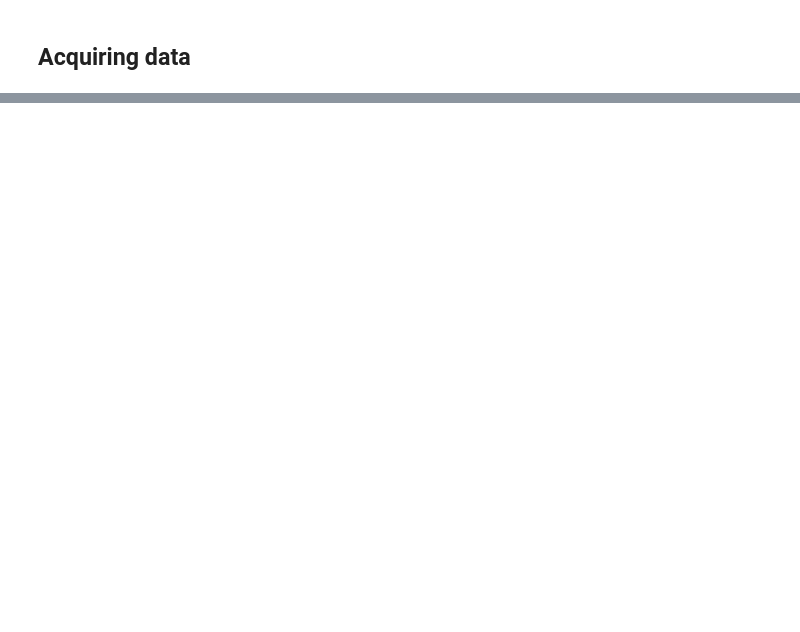
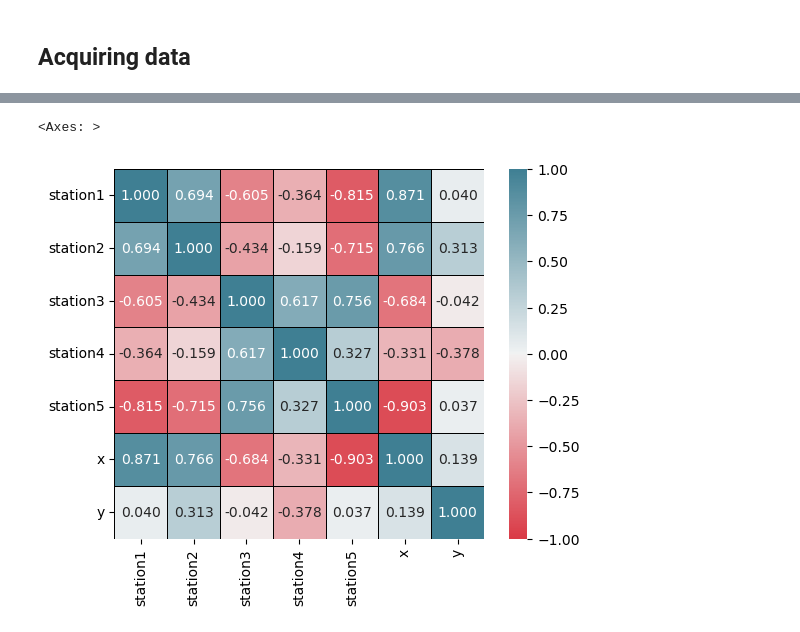
Before and after one commit to dcrovo/Indoor-Localization-BLE-Regression, a Jupyter notebook: DataCleaning.ipynb, the cells around one changed output, grey strips where cells are left out. Cells and saved outputs as stored; diff of their text form; code cells hidden in the pictures; blank space fills up the shorter version.

```diff
--- a/DataCleaning.ipynb
+++ b/DataCleaning.ipynb
@@ -156,0 +193,18 @@ sns.relplot(data=concat, x='x', y='rssi', hue='station', kind='line', style='y')
+# %%
+corr_mat = df_avg.corr()
+cmap = sns.diverging_palette(10, 220, as_cmap=True)
+sns.heatmap(
+    data=corr_mat,
+    vmin=-1.0,
+    vmax=1.0,
+    center=0,
+    cmap=cmap,
+    square=True,
+    linewidths=0.5,
+    linecolor='k',
+    annot=True,
+    fmt='.3f',
+)
+# %% [output]
+<Axes: >
+[figure, added]
```
Also changed, not shown: parts of 27 cells of this notebook.
